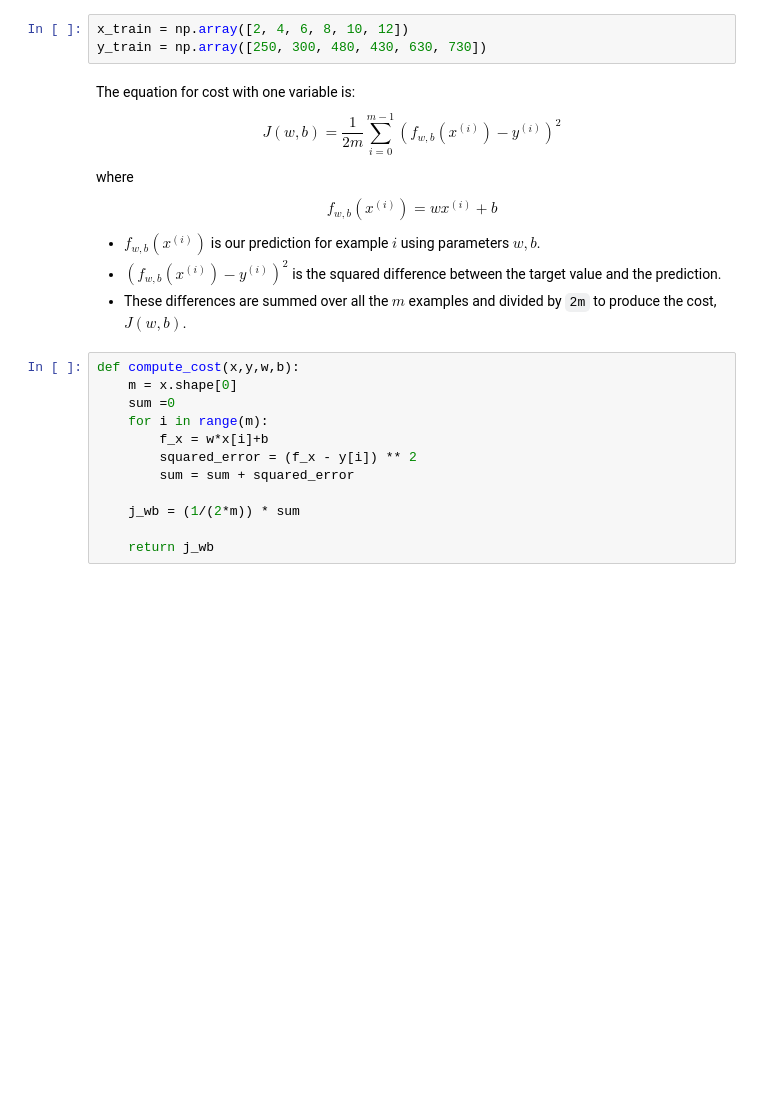
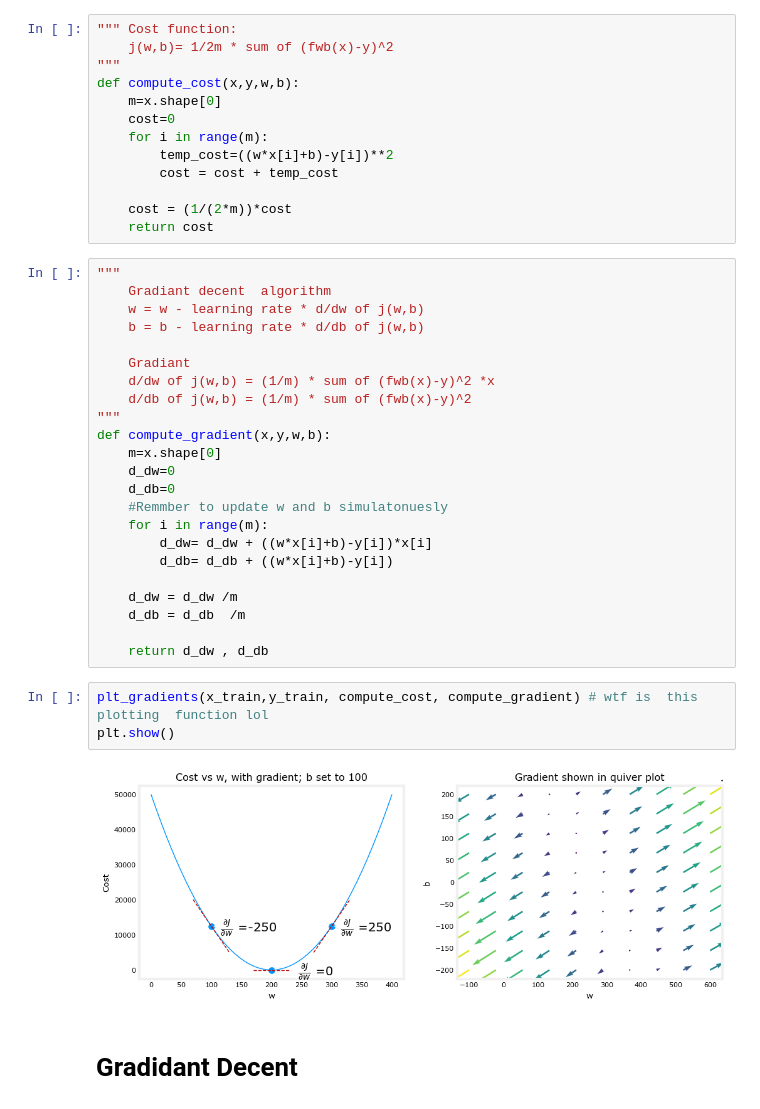
Before and after one commit to AmrAbouElRous/My-ML-Projects, a Jupyter notebook: week1/a2.ipynb, the cells around one changed output. Cells and saved outputs as stored; diff of their text form; blank space fills up the shorter version.

```diff
--- a/week1/a2.ipynb
+++ b/week1/a2.ipynb
@@ -16,25 +34,43 @@ in the future we want to adjust parameter w,b in order to minimize cost function
-# %%
-x_train = np.array([2, 4, 6, 8, 10, 12])
-y_train = np.array([250, 300, 480, 430, 630, 730])
-# %% [markdown]
-The equation for cost with one variable is:
-  $$J(w,b) = \frac{1}{2m} \sum\limits_{i = 0}^{m-1} (f_{w,b}(x^{(i)}) - y^{(i)})^2 \tag{1}$$
-
-where
-  $$f_{w,b}(x^{(i)}) = wx^{(i)} + b \tag{2}$$
-
-- $f_{w,b}(x^{(i)})$ is our prediction for example $i$ using parameters $w,b$.
-- $(f_{w,b}(x^{(i)}) -y^{(i)})^2$ is the squared difference between the target value and the prediction.
-- These differences are summed over all the $m$ examples and divided by `2m` to produce the cost, $J(w,b)$.
 # %%
+""" Cost function:
+    j(w,b)= 1/2m * sum of (fwb(x)-y)^2
+"""
 def compute_cost(x,y,w,b):
-    m = x.shape[0]
-    sum =0
+    m=x.shape[0]
+    cost=0
     for i in range(m):
-        f_x = w*x[i]+b
-        squared_error = (f_x - y[i]) ** 2
-        sum = sum + squared_error
+        temp_cost=((w*x[i]+b)-y[i])**2
+        cost = cost + temp_cost
 
-    j_wb = (1/(2*m)) * sum
-
-    return j_wb
+    cost = (1/(2*m))*cost
+    return cost
+# %%
+"""
+    Gradiant decent  algorithm
+    w = w - learning rate * d/dw of j(w,b)
+    b = b - learning rate * d/db of j(w,b)
+
+    Gradiant
+    d/dw of j(w,b) = (1/m) * sum of (fwb(x)-y)^2 *x
+    d/db of j(w,b) = (1/m) * sum of (fwb(x)-y)^2
+"""
+def compute_gradient(x,y,w,b):
+    m=x.shape[0]
+    d_dw=0
+    d_db=0
+    #Remmber to update w and b simulatonuesly
+    for i in range(m):
+        d_dw= d_dw + ((w*x[i]+b)-y[i])*x[i]
+        d_db= d_db + ((w*x[i]+b)-y[i])
+
+    d_dw = d_dw /m
+    d_db = d_db  /m
+
+    return d_dw , d_db
+# %%
+plt_gradients(x_train,y_train, compute_cost, compute_gradient) # wtf is  this plotting  function lol
+plt.show()
+# %% [output]
+[figure, added]
+# %% [markdown]
+# Gradidant Decent
```
Also changed, not shown: parts of 12 cells of this notebook, 6 other files.
